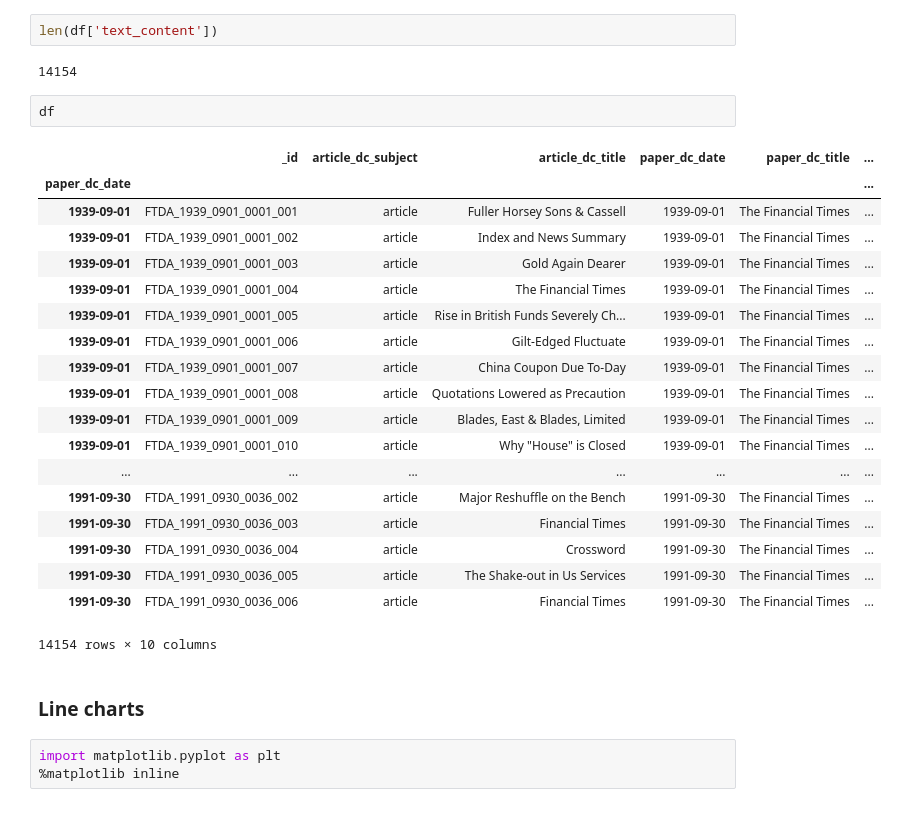
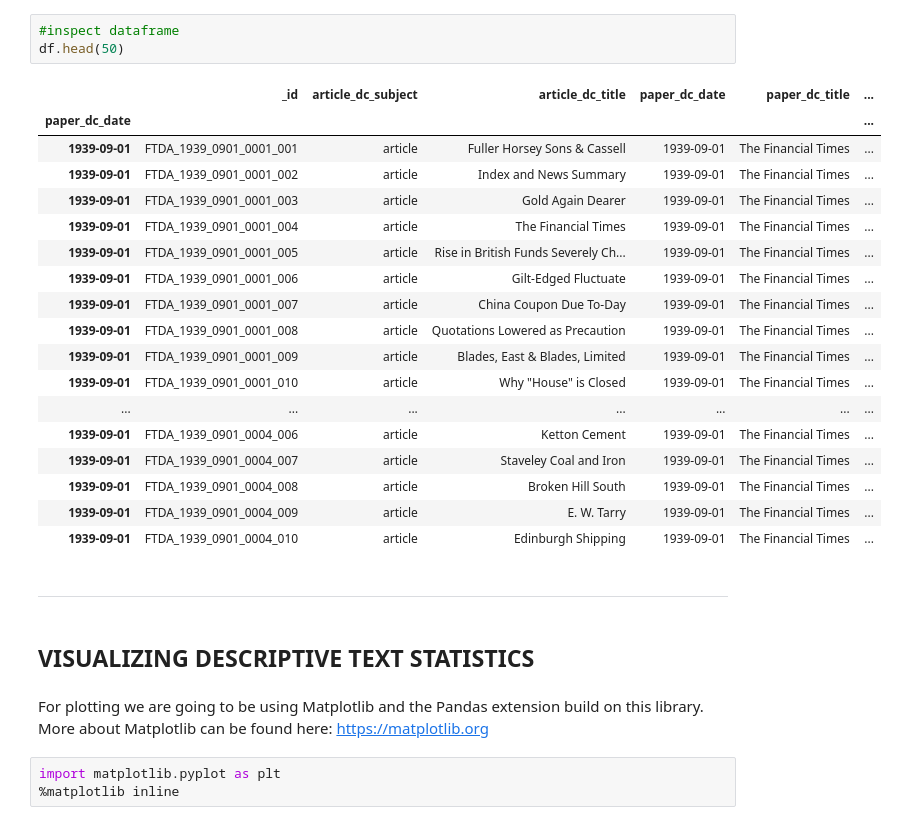
Before and after one commit to melvinwevers/python-visualization-workshop, a Jupyter notebook: Python Viz Workshop.ipynb, the cells around one changed output. Drawn from its saved outputs; the diff is of its cells as text.

```diff
--- a/Python Viz Workshop.ipynb
+++ b/Python Viz Workshop.ipynb
@@ -75,31 +108,32 @@ df
-# %%
-len(df['text_content'])
-# %% [output]
-14154
-# %%
-df
-# %% [output]
-|  | _id | article_dc_subject | article_dc_title | paper_dc_date | paper_dc_title | ... |
-| paper_dc_date |  |  |  |  |  | ... |
-| 1939-09-01 | FTDA_1939_0901_0001_001 | article | Fuller Horsey Sons & Cassell | 1939-09-01 | The Financial Times | ... |
-| 1939-09-01 | FTDA_1939_0901_0001_002 | article | Index and News Summary | 1939-09-01 | The Financial Times | ... |
-| 1939-09-01 | FTDA_1939_0901_0001_003 | article | Gold Again Dearer | 1939-09-01 | The Financial Times | ... |
-| 1939-09-01 | FTDA_1939_0901_0001_004 | article | The Financial Times | 1939-09-01 | The Financial Times | ... |
-| 1939-09-01 | FTDA_1939_0901_0001_005 | article | Rise in British Funds Severely Ch... | 1939-09-01 | The Financial Times | ... |
-| 1939-09-01 | FTDA_1939_0901_0001_006 | article | Gilt-Edged Fluctuate | 1939-09-01 | The Financial Times | ... |
-| 1939-09-01 | FTDA_1939_0901_0001_007 | article | China Coupon Due To-Day | 1939-09-01 | The Financial Times | ... |
-| 1939-09-01 | FTDA_1939_0901_0001_008 | article | Quotations Lowered as Precaution | 1939-09-01 | The Financial Times | ... |
-| 1939-09-01 | FTDA_1939_0901_0001_009 | article | Blades, East & Blades, Limited | 1939-09-01 | The Financial Times | ... |
-| 1939-09-01 | FTDA_1939_0901_0001_010 | article | Why "House" is Closed | 1939-09-01 | The Financial Times | ... |
-| ... | ... | ... | ... | ... | ... | ... |
-| 1991-09-30 | FTDA_1991_0930_0036_002 | article | Major Reshuffle on the Bench | 1991-09-30 | The Financial Times | ... |
-| 1991-09-30 | FTDA_1991_0930_0036_003 | article | Financial Times | 1991-09-30 | The Financial Times | ... |
-| 1991-09-30 | FTDA_1991_0930_0036_004 | article | Crossword | 1991-09-30 | The Financial Times | ... |
-| 1991-09-30 | FTDA_1991_0930_0036_005 | article | The Shake-out in Us Services | 1991-09-30 | The Financial Times | ... |
-| 1991-09-30 | FTDA_1991_0930_0036_006 | article | Financial Times | 1991-09-30 | The Financial Times | ... |
-14154 rows × 10 columns
-# %% [markdown]
-<h3>Line charts</h3>
+# %%
+#inspect dataframe
+df.head(50)
+# %% [output]
+|  | _id | article_dc_subject | article_dc_title | paper_dc_date | paper_dc_title | ... |
+| paper_dc_date |  |  |  |  |  | ... |
+| 1939-09-01 | FTDA_1939_0901_0001_001 | article | Fuller Horsey Sons & Cassell | 1939-09-01 | The Financial Times | ... |
+| 1939-09-01 | FTDA_1939_0901_0001_002 | article | Index and News Summary | 1939-09-01 | The Financial Times | ... |
+| 1939-09-01 | FTDA_1939_0901_0001_003 | article | Gold Again Dearer | 1939-09-01 | The Financial Times | ... |
+| 1939-09-01 | FTDA_1939_0901_0001_004 | article | The Financial Times | 1939-09-01 | The Financial Times | ... |
+| 1939-09-01 | FTDA_1939_0901_0001_005 | article | Rise in British Funds Severely Ch... | 1939-09-01 | The Financial Times | ... |
+| 1939-09-01 | FTDA_1939_0901_0001_006 | article | Gilt-Edged Fluctuate | 1939-09-01 | The Financial Times | ... |
+| 1939-09-01 | FTDA_1939_0901_0001_007 | article | China Coupon Due To-Day | 1939-09-01 | The Financial Times | ... |
+| 1939-09-01 | FTDA_1939_0901_0001_008 | article | Quotations Lowered as Precaution | 1939-09-01 | The Financial Times | ... |
+| 1939-09-01 | FTDA_1939_0901_0001_009 | article | Blades, East & Blades, Limited | 1939-09-01 | The Financial Times | ... |
+| 1939-09-01 | FTDA_1939_0901_0001_010 | article | Why "House" is Closed | 1939-09-01 | The Financial Times | ... |
+| ... | ... | ... | ... | ... | ... | ... |
+| 1939-09-01 | FTDA_1939_0901_0004_006 | article | Ketton Cement | 1939-09-01 | The Financial Times | ... |
+| 1939-09-01 | FTDA_1939_0901_0004_007 | article | Staveley Coal and Iron | 1939-09-01 | The Financial Times | ... |
+| 1939-09-01 | FTDA_1939_0901_0004_008 | article | Broken Hill South | 1939-09-01 | The Financial Times | ... |
+| 1939-09-01 | FTDA_1939_0901_0004_009 | article | E. W. Tarry | 1939-09-01 | The Financial Times | ... |
+| 1939-09-01 | FTDA_1939_0901_0004_010 | article | Edinburgh Shipping | 1939-09-01 | The Financial Times | ... |
+# %% [markdown]
+---
+# %% [markdown]
+<h2>VISUALIZING DESCRIPTIVE TEXT STATISTICS</h2>
+# %% [markdown]
+For plotting we are going to be using Matplotlib and the Pandas extension build on this library.<br>
+More about Matplotlib can be found here: https://matplotlib.org
 # %%
 import matplotlib.pyplot as plt
 %matplotlib inline
```
Also changed, not shown: parts of 31 cells of this notebook.
